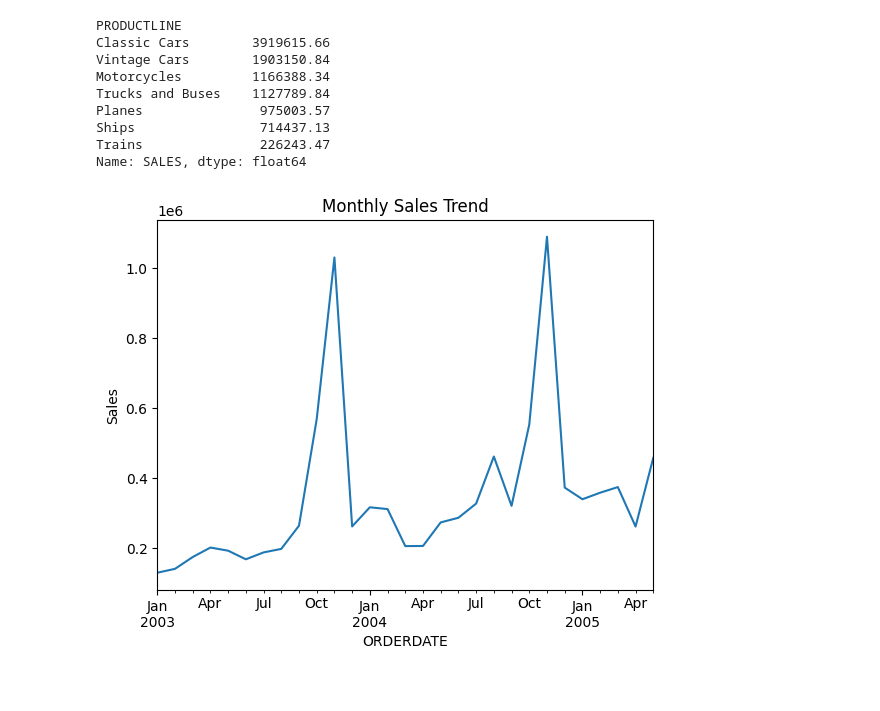
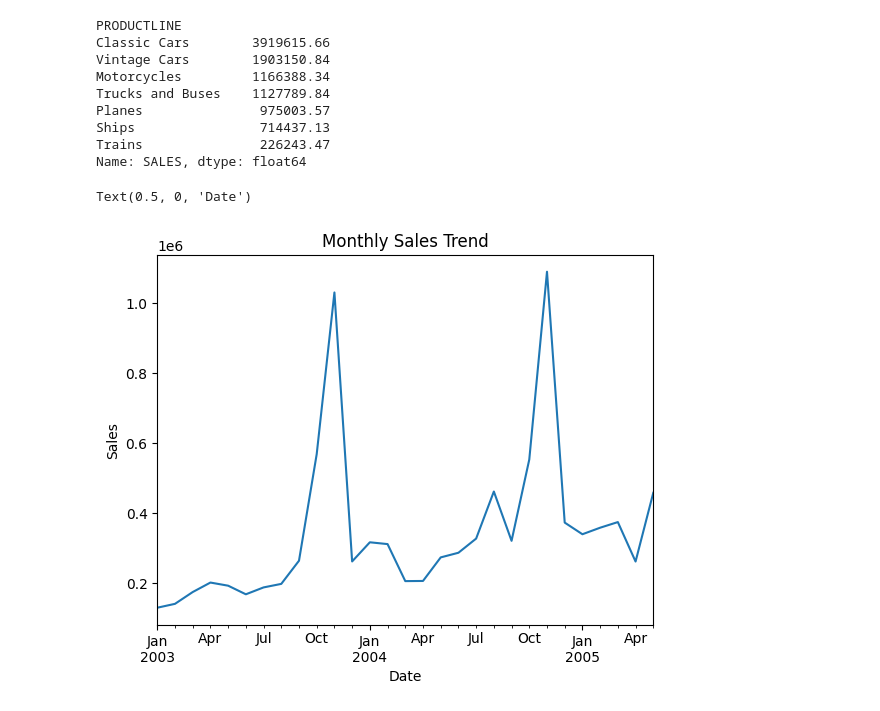
Before and after one commit to kawerewagaba/sales-data-analysis, a Jupyter notebook: sales.ipynb, the cells around one changed output. Saved outputs shown, nothing was run; the diff lists cells and outputs as text; code cells hidden in the pictures.

```diff
--- a/sales.ipynb
+++ b/sales.ipynb
@@ -198,11 +198,12 @@ Name: SALES, dtype: float64
 # %%
 import matplotlib.pyplot as plt
 monthly_sales = df.groupby(df['ORDERDATE'].dt.to_period('M'))['SALES'].sum()
 monthly_sales.plot(kind='line', title='Monthly Sales Trend')
 plt.ylabel('Sales')
-plt.show()
+plt.xlabel('Date')
 # %% [output]
+Text(0.5, 0, 'Date')
-[figure, old version]
+[figure, new version]
 # %%
 top_products = df.groupby('PRODUCTLINE')['SALES'].sum()
 top_products.plot(kind='bar', title='Top Selling Products')
```
Also changed, not shown: parts of 2 cells of this notebook.
